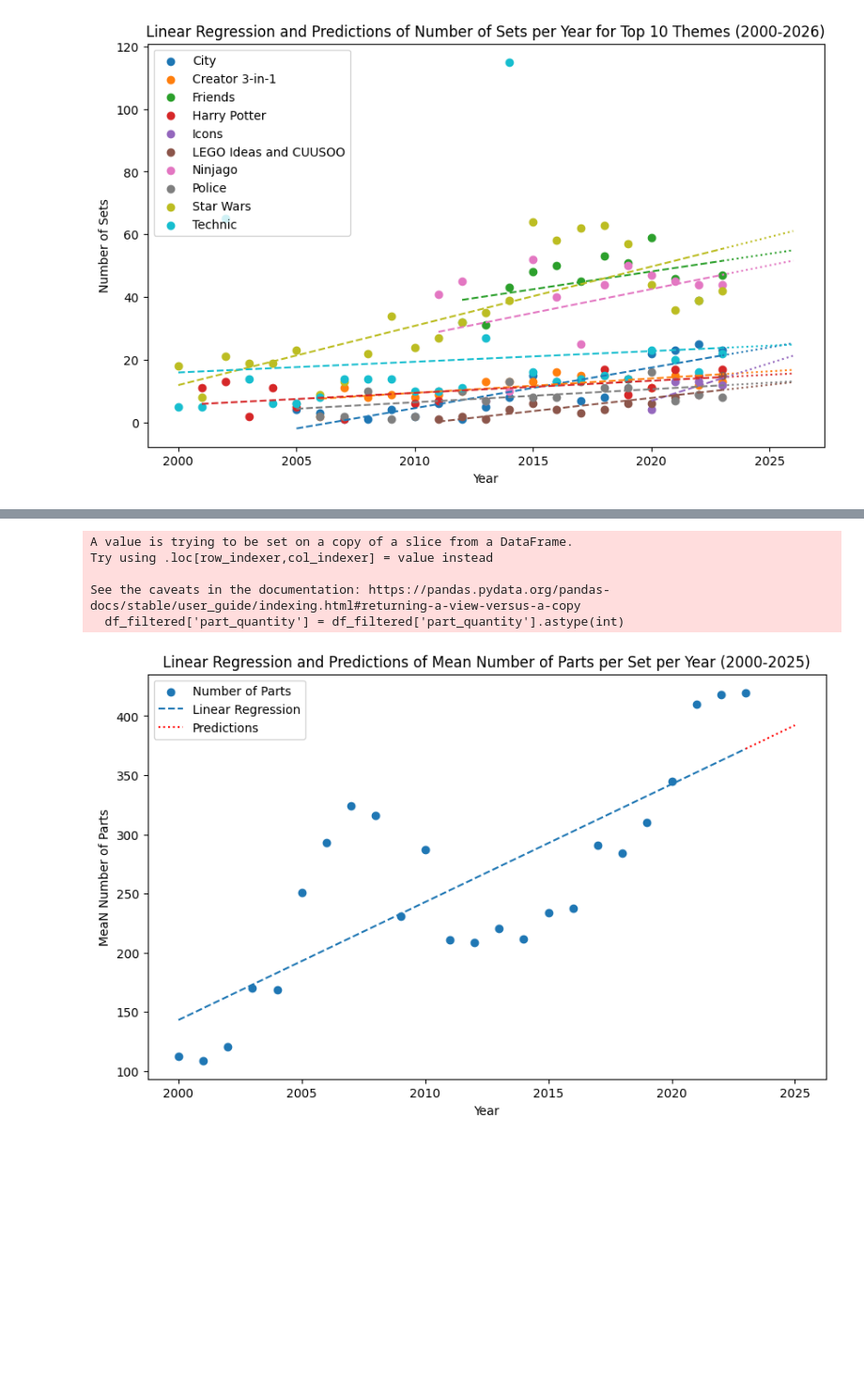
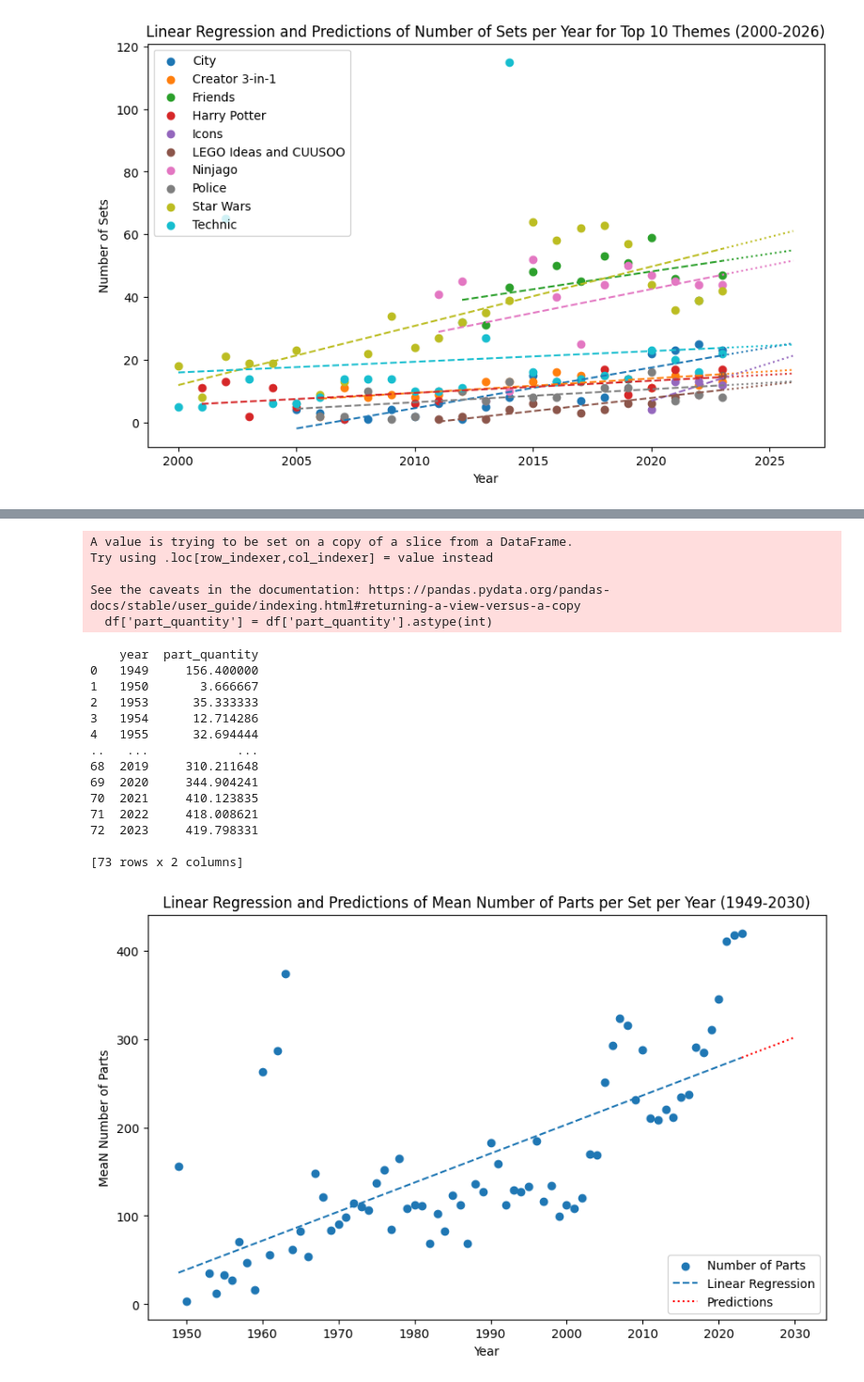
Before and after one commit to eddiebeach99/Data_Literacy, a Jupyter notebook: analysis.ipynb, the cells around one changed output, grey strips where cells are left out. Shown at 94% size. Saved outputs shown, nothing was run; the diff lists cells and outputs as text; code cells hidden in the pictures; blank space fills up the shorter version.

```diff
--- a/analysis.ipynb
+++ b/analysis.ipynb
@@ -133,15 +125,15 @@ mean_minifigs_per_set_per_year = grouped_minifigs.groupby('year')['minifig_quant
 print(mean_minifigs_per_set_per_year)
 
 # calculate the mean number of colors per set
-grouped_colors_per_set = data_parts.groupby(['set_num', 'color_name', 'year']).size().reset_index(name='count') # Count unique colors per set per year
-grouped_colors = grouped_colors_per_set.groupby(['set_num', 'year'])['count'].sum().reset_index()               # Sum unique colors per set per year
-mean_colors_per_set_per_year = grouped_colors.groupby('year')['count'].mean()                                   # Calculate mean per year
+data_parts['year'] = pd.to_numeric(data_parts['year'], errors='coerce')
+grouped_colors = data_parts.groupby(['set_num', 'year'])['color_id'].nunique().reset_index()            # Group by 'set_num' and 'year' and calculate the mean number of unique colors
+mean_colors_per_set_per_year = grouped_colors.groupby('year')['color_id'].mean()                        # Calculate the mean number of colors per set per year
 
 print(mean_colors_per_set_per_year)
 
 # calculate number of colors per year
-grouped_colors = data_parts.groupby(['color_name', 'year']).size().reset_index(name='count')    # Count unique colors per year
-colors_per_year = grouped_colors.groupby('year')['color_name'].count()                          # Calculate count per year
+grouped_colors = data_parts.groupby(['color_id', 'year']).size().reset_index(name='count')    # Count unique colors per year
+colors_per_year = grouped_colors.groupby('year')['color_id'].count()                          # Calculate count per year
 
 print(colors_per_year)
 
@@ -153,10 +145,17 @@ mean_unique_parts_per_set_per_year = grouped_unique_parts.groupby('year')['part_
 print(mean_unique_parts_per_set_per_year)
 
 # calculate the themes per year
-grouped_themes = data_parts.groupby(['theme_name', 'year']).size().reset_index(name='count')    # Count unique themes per year
-themes_per_year = grouped_themes.groupby('year')['theme_name'].count()                          # Calculate count per year
+grouped_themes = data_parts.groupby(['theme_id', 'year']).size().reset_index(name='count')    # Count unique themes per year
+themes_per_year = grouped_themes.groupby('year')['theme_id'].count()                          # Calculate count per year
 
 print(themes_per_year)
+
+# calculate the mean number of categories per set
+data_parts['year'] = pd.to_numeric(data_parts['year'], errors='coerce')
+grouped_categories = data_parts.groupby(['set_num', 'year'])['category_id'].nunique().reset_index()     # Group by 'set_num' and 'year' and calculate the mean number of unique categories
+mean_categories_per_set_per_year = grouped_categories.groupby('year')['category_id'].mean()             # Calculate the mean number of categories per set per year
+
+print(mean_categories_per_set_per_year)
 # %% [output]
 A value is trying to be set on a copy of a slice from a DataFrame.
 Try using .loc[row_indexer,col_indexer] = value instead
@@ -443,42 +498,54 @@ linear_regression_sets(data_parts)
 # %%
-##### make a linear regression for the mean parts per set per year with prediction for the next three years #####
+##### make a linear regression for the mean parts per set per year with prediction until 2030 #####
 
 def linear_regression_parts(df):
-    # Filter the DataFrame for the years 2000 to 2023
-    df_filtered = df[(df['year'] >= 2000) & (df['year'] <= 2023)]
-    df_filtered['part_quantity'] = df_filtered['part_quantity'].astype(int)
-    grouped_parts = df_filtered.groupby(['set_num', 'year'])['part_quantity'].sum().reset_index()              # Sum part_quantity per set per year
-    mean_parts_per_set_per_year = grouped_parts.groupby('year')['part_quantity'].mean().reset_index()          # Calculate mean per year
+    df['part_quantity'] = df['part_quantity'].astype(int)
+    grouped_parts = df.groupby(['set_num', 'year'])['part_quantity'].sum().reset_index()                        # Sum part_quantity per set per year
+    mean_parts_per_set_per_year = grouped_parts.groupby('year')['part_quantity'].mean().reset_index()           # Calculate mean per year
 
     # Create the plot
     plt.figure(figsize=(10, 6))
     x = mean_parts_per_set_per_year['year'].values.reshape(-1, 1)
     y = mean_parts_per_set_per_year['part_quantity'].values
     model = LinearRegression().fit(x, y)
     y_pred = model.predict(x)
     plt.scatter(x, y, label='Number of Parts')
     plt.plot(x, y_pred, linestyle='--', label='Linear Regression')
 
-    # Make predictions until 2025
-    x_future = np.arange(2023, 2026).reshape(-1, 1)
+    # Make predictions until 2030
+    x_future = np.arange(2023, 2031).reshape(-1, 1)
     y_future_pred = model.predict(x_future)
     plt.plot(x_future, y_future_pred, linestyle=':', color='red', label='Predictions')
 
     # Add title and labels
-    plt.title('Linear Regression and Predictions of Mean Number of Parts per Set per Year (2000-2025)')
+    plt.title('Linear Regression and Predictions of Mean Number of Parts per Set per Year (1949-2030)')
     plt.xlabel('Year')
     plt.ylabel('MeaN Number of Parts')
     plt.legend()
 
     # Show the plot
     plt.show()
 
 # Call the function with
 linear_regression_parts(data_parts)
 # %% [output]
 A value is trying to be set on a copy of a slice from a DataFrame.
 Try using .loc[row_indexer,col_indexer] = value instead
 
 See the caveats in the documentation: https://pandas.pydata.org/pandas-docs/stable/user_guide/indexing.html#returning-a-view-versus-a-copy
-  df_filtered['part_quantity'] = df_filtered['part_quantity'].astype(int)
+  df['part_quantity'] = df['part_quantity'].astype(int)
+    year  part_quantity
+0   1949     156.400000
+1   1950       3.666667
+2   1953      35.333333
+3   1954      12.714286
+4   1955      32.694444
+..   ...            ...
+68  2019     310.211648
+69  2020     344.904241
+70  2021     410.123835
+71  2022     418.008621
+72  2023     419.798331
+
+[73 rows x 2 columns]
-[figure, old version]
+[figure, new version]
```
Also changed, not shown: parts of 5 cells of this notebook.
